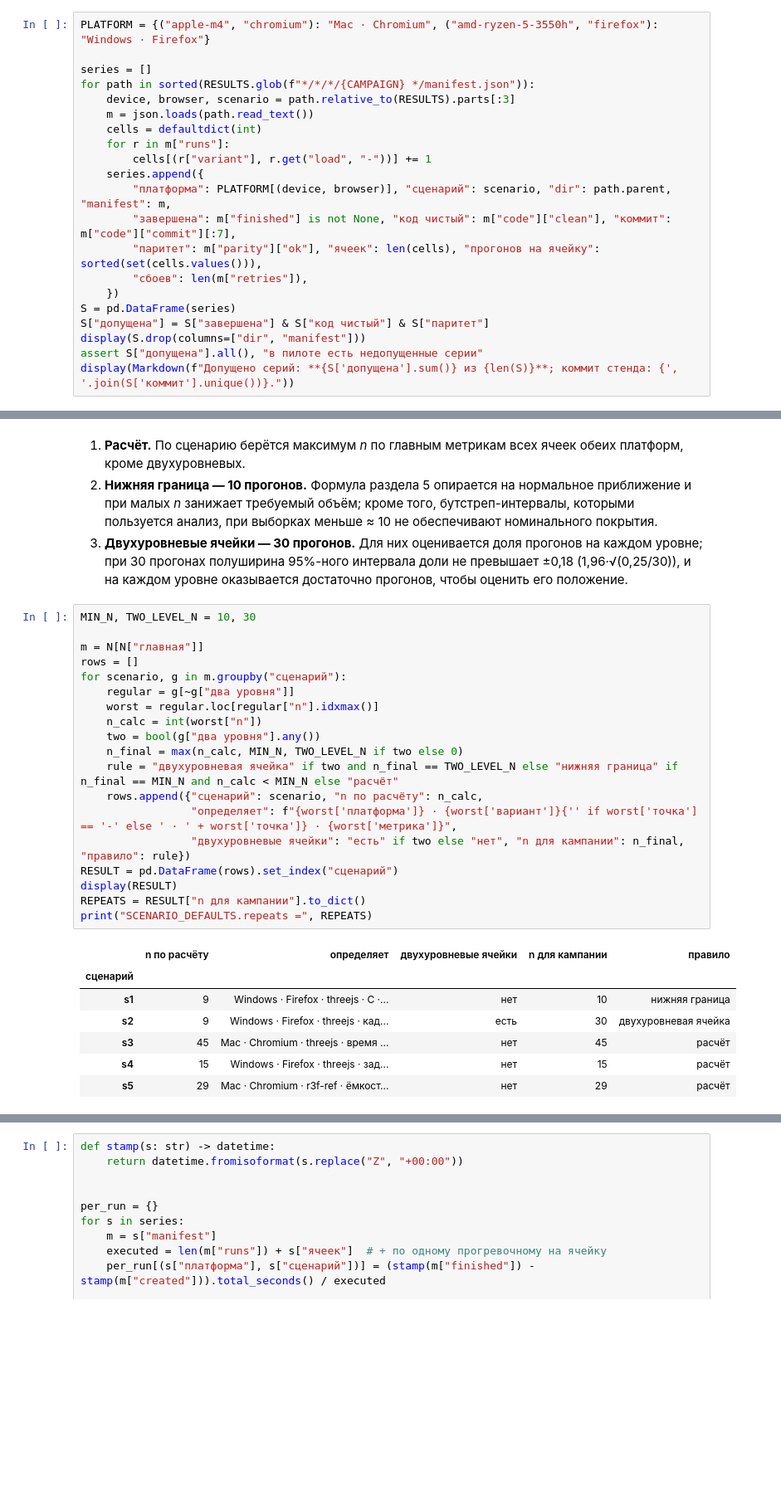
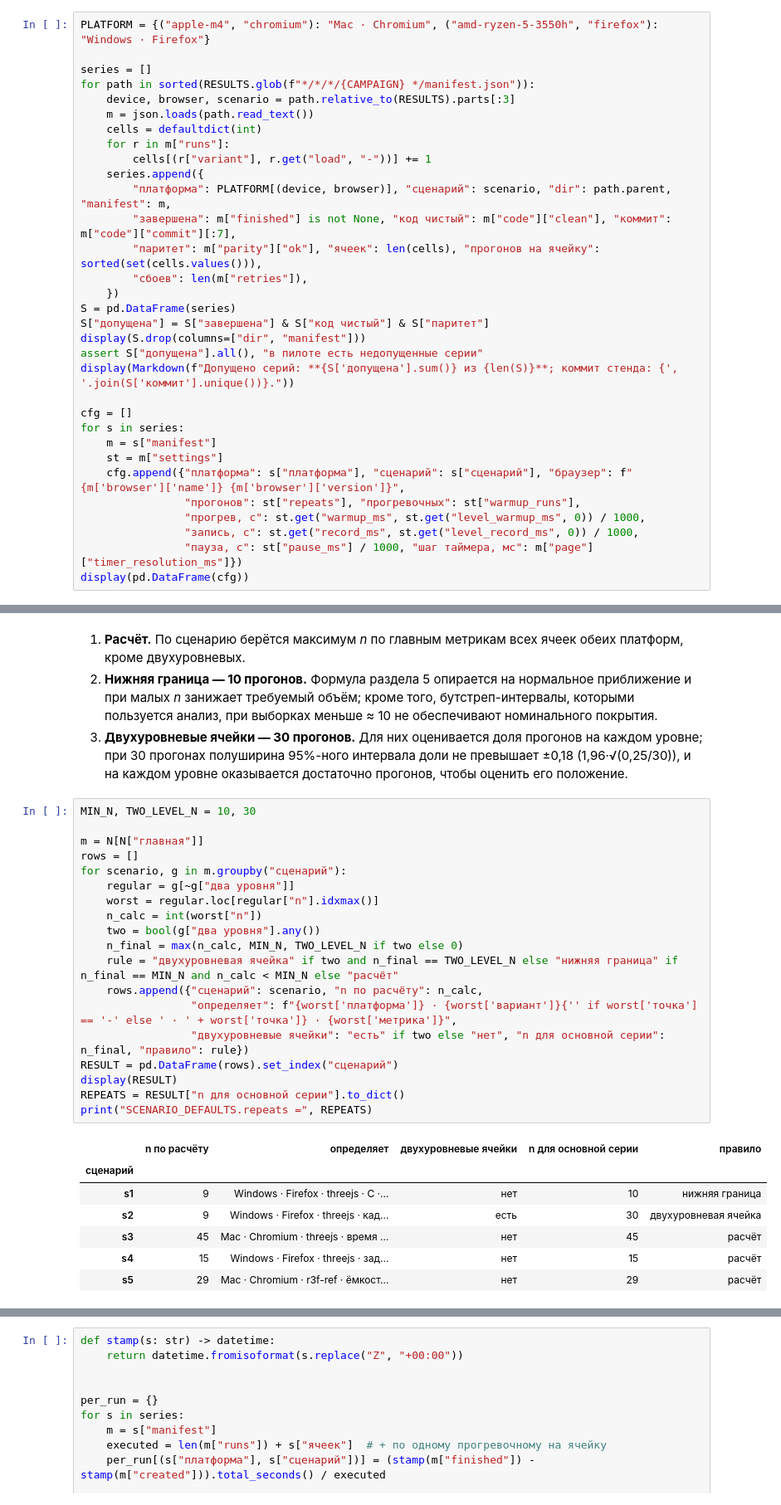
Before and after one commit to LEVALEXEEV/benchmark, a Jupyter notebook: analysis/pilot.ipynb, the cells around one changed output, grey strips where cells are left out. Shown at 83% size. Saved outputs shown, nothing was run; the diff lists cells and outputs as text; blank space fills up the shorter version.

```diff
--- a/analysis/pilot.ipynb
+++ b/analysis/pilot.ipynb
@@ -75,6 +85,17 @@ S["допущена"] = S["завершена"] & S["код чистый"] & S["
 display(S.drop(columns=["dir", "manifest"]))
 assert S["допущена"].all(), "в пилоте есть недопущенные серии"
 display(Markdown(f"Допущено серий: **{S['допущена'].sum()} из {len(S)}**; коммит стенда: {', '.join(S['коммит'].unique())}."))
+
+cfg = []
+for s in series:
+    m = s["manifest"]
+    st = m["settings"]
+    cfg.append({"платформа": s["платформа"], "сценарий": s["сценарий"], "браузер": f"{m['browser']['name']} {m['browser']['version']}",
+                "прогонов": st["repeats"], "прогревочных": st["warmup_runs"],
+                "прогрев, с": st.get("warmup_ms", st.get("level_warmup_ms", 0)) / 1000,
+                "запись, с": st.get("record_ms", st.get("level_record_ms", 0)) / 1000,
+                "пауза, с": st["pause_ms"] / 1000, "шаг таймера, мс": m["page"]["timer_resolution_ms"]})
+display(pd.DataFrame(cfg))
 # %% [output]
 |  | платформа | сценарий | завершена | код чистый | коммит | паритет | ячеек | прогонов на ячейку | сбоев | ... |
 | 0 | Windows · Firefox | s1 | True | True | 3e2dfc2 | True | 6 | [5] | 0 | ... |
@@ -400,24 +443,24 @@ display(N[~N["главная"]].groupby(["сценарий", "метрика"])[
 # %%
 MIN_N, TWO_LEVEL_N = 10, 30
 
 m = N[N["главная"]]
 rows = []
 for scenario, g in m.groupby("сценарий"):
     regular = g[~g["два уровня"]]
     worst = regular.loc[regular["n"].idxmax()]
     n_calc = int(worst["n"])
     two = bool(g["два уровня"].any())
     n_final = max(n_calc, MIN_N, TWO_LEVEL_N if two else 0)
     rule = "двухуровневая ячейка" if two and n_final == TWO_LEVEL_N else "нижняя граница" if n_final == MIN_N and n_calc < MIN_N else "расчёт"
     rows.append({"сценарий": scenario, "n по расчёту": n_calc,
                  "определяет": f"{worst['платформа']} · {worst['вариант']}{'' if worst['точка'] == '-' else ' · ' + worst['точка']} · {worst['метрика']}",
-                 "двухуровневые ячейки": "есть" if two else "нет", "n для кампании": n_final, "правило": rule})
+                 "двухуровневые ячейки": "есть" if two else "нет", "n для основной серии": n_final, "правило": rule})
 RESULT = pd.DataFrame(rows).set_index("сценарий")
 display(RESULT)
-REPEATS = RESULT["n для кампании"].to_dict()
+REPEATS = RESULT["n для основной серии"].to_dict()
 print("SCENARIO_DEFAULTS.repeats =", REPEATS)
 # %% [output]
-|  | n по расчёту | определяет | двухуровневые ячейки | n для кампании | правило |
+|  | n по расчёту | определяет | двухуровневые ячейки | n для основной серии | правило |
 | сценарий |  |  |  |  |  |
 | s1 | 9 | Windows · Firefox · threejs · C ·... | нет | 10 | нижняя граница |
 | s2 | 9 | Windows · Firefox · threejs · кад... | есть | 30 | двухуровневая ячейка |
```
Also changed, not shown: parts of 12 cells of this notebook.
